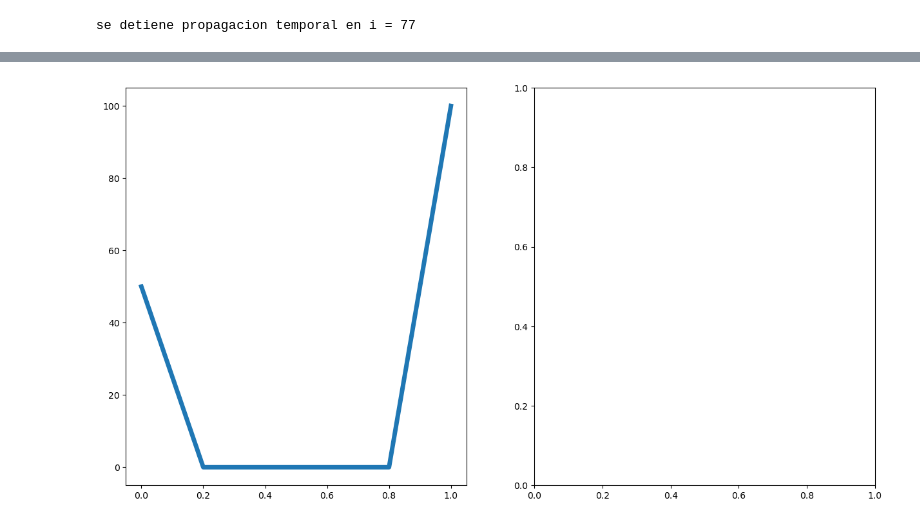
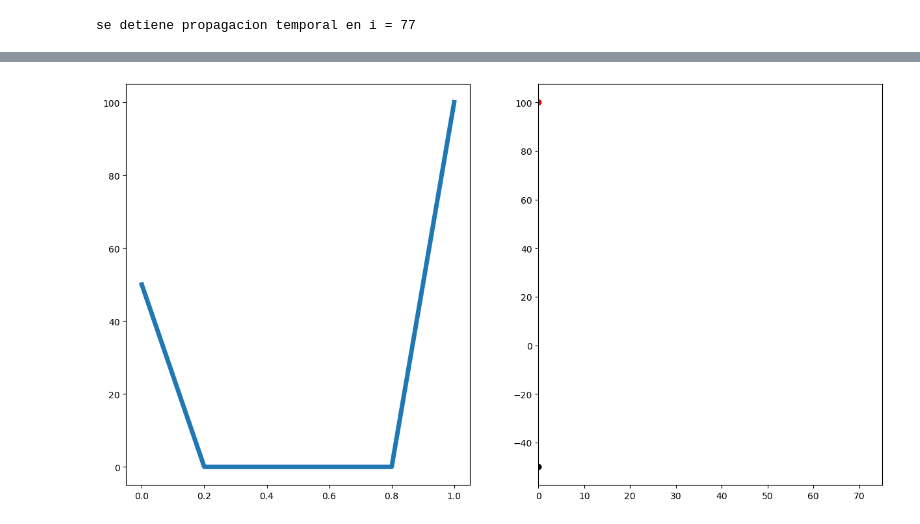
Before and after one commit to Modelizacion-de-Materiales/ModelizacionSolucionProblemas, a Jupyter notebook: Guia1-EcuacionesDerivadasParciales/Guia1_Python/Ejercicio2/Ejercicio2.ipynb, the cells around one changed output, grey strips where cells are left out. Saved outputs shown, nothing was run; the diff lists cells and outputs as text; code cells hidden in the pictures.

Commit message:
ejercicio2 can show animation in notebook

```diff
--- a/Guia1-EcuacionesDerivadasParciales/Guia1_Python/Ejercicio2/Ejercicio2.ipynb
+++ b/Guia1-EcuacionesDerivadasParciales/Guia1_Python/Ejercicio2/Ejercicio2.ipynb
@@ -26,3 +27,4 @@ filecn1, filecn2, filecn3 = ej.resolv_CN(lam, T0)
 se detiene propagacion temporal en i = 77
 # %%
 T = np.loadtxt(file1)
+F = np.loadtxt(file2)
@@ -29,14 +37,20 @@ T = np.loadtxt(file1)
 # %%
 #fig = plt.figure()
 #ax = plt.axes() # subplots(1,1)
 fig, ax = plt.subplots(1,2, figsize = (15,8))
+ax[1].set_xlim([0, F.shape[0]])
 x = np.linspace(0,1, T.shape[1])
 line1,  = ax[0].plot(x,T[0], lw=5)
+line2, = ax[1].plot([0],F[0,0], 'ok', lw=5)
+line3, = ax[1].plot([0],F[0,-1], 'or', lw=5)
+line = [line1, line2, line3]
 
-def updateline(i, T):
-    line1.set_data(x,T[i])
-    return line1,
+def updatelines(i, T, F):
+    line[0].set_data(x,T)
+    line[1].set_data(list(range(i)),F[:i,0])
+    line[2].set_data(list(range(i)),F[:i,-1])
+    return line
 
-animation = FuncAnimation(fig, updateline, fargs=(T,), frames = T.shape[0], interval=20, blit=True, repeat=True)
+animation = FuncAnimation(fig, updatelines, fargs=(T,F,), frames = T.shape[0], interval=50 ) #, blit=True, repeat=True)
 # %% [output]
-[figure, old version]
+[figure, new version]
```
Also changed, not shown: parts of 7 cells of this notebook.
